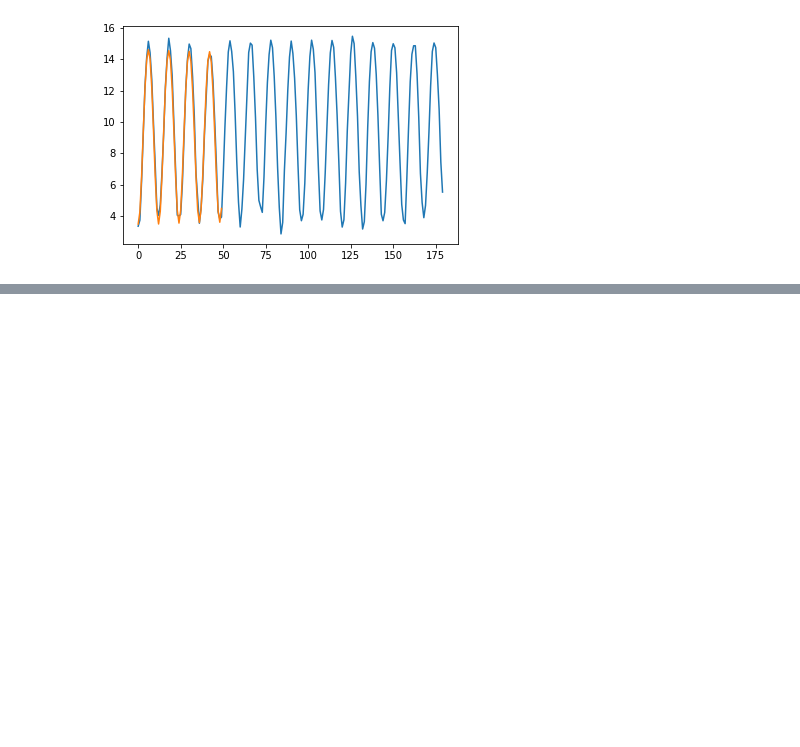
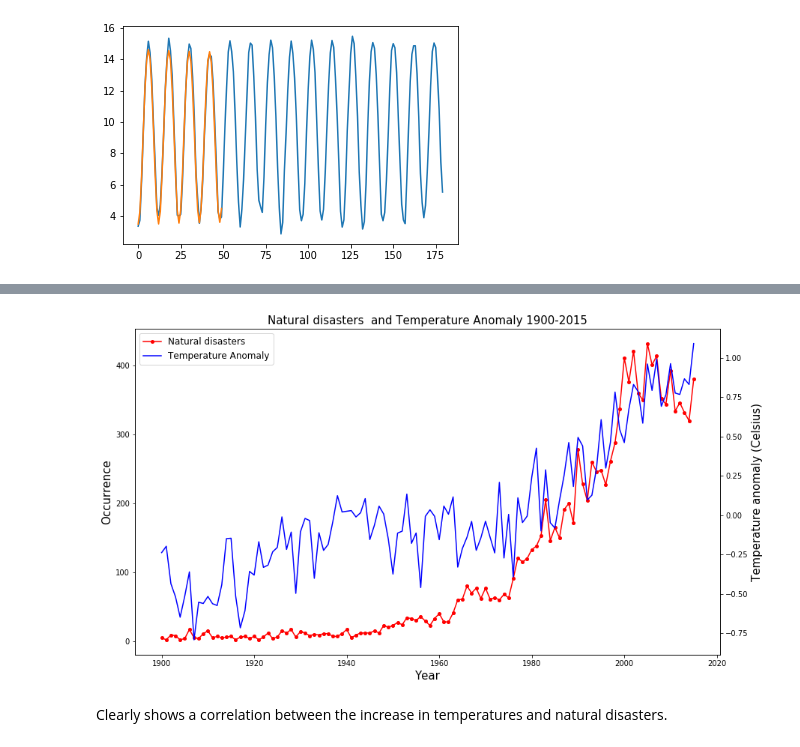
Before and after one commit to santamm/ClimateChange, a Jupyter notebook: Climate_Change_Hackaton.ipynb, the cells around one changed output, grey strips where cells are left out. Saved outputs shown, nothing was run; the diff lists cells and outputs as text; code cells hidden in the pictures; blank space fills up the shorter version.

```diff
--- a/Climate_Change_Hackaton.ipynb
+++ b/Climate_Change_Hackaton.ipynb
@@ -1030,0 +1194,5 @@ plt.show()
+# %%
+global_mean.head()
+
+#nat_disaster_df.loc[:2015, 'All natural disasters']
+global_mean[global_mean.year>=1900].set_index('year').TemperatureAnomaly
@@ -1030,0 +1213,22 @@ plt.show()
+# %%
+# Plot all natural disasters occurrences and temperature anomaly for comparison
+fig, ax = plt.subplots(figsize = (14, 8))
+ax2 = ax.twinx()
+
+line1 = ax.plot(nat_disaster_df.loc[:2015, 'All natural disasters'], '-ro', markersize = 4, label = 'Natural disasters')
+line2 = ax2.plot(global_mean[global_mean.year>=1900].set_index('year').TemperatureAnomaly, 'b-', label = 'Temperature Anomaly')
+
+lines = line1 + line2
+labels = [l.get_label() for l in lines]
+
+plt.title('Natural disasters  and Temperature Anomaly 1900-2015', fontsize = 15)
+ax.set_xlabel('Year', fontsize = 15)
+ax.set_ylabel('Occurrence', fontsize = 15)
+ax2.set_ylabel('Temperature anomaly (Celsius)', fontsize = 15)
+ax.legend(lines, labels, loc = 0, prop = {'size': 12})
+
+plt.show()
+# %% [output]
+[figure, added]
+# %% [markdown]
+Clearly shows a correlation between the increase in temperatures and natural disasters.
```
Also changed, not shown: parts of 21 cells of this notebook, 2 other files.
